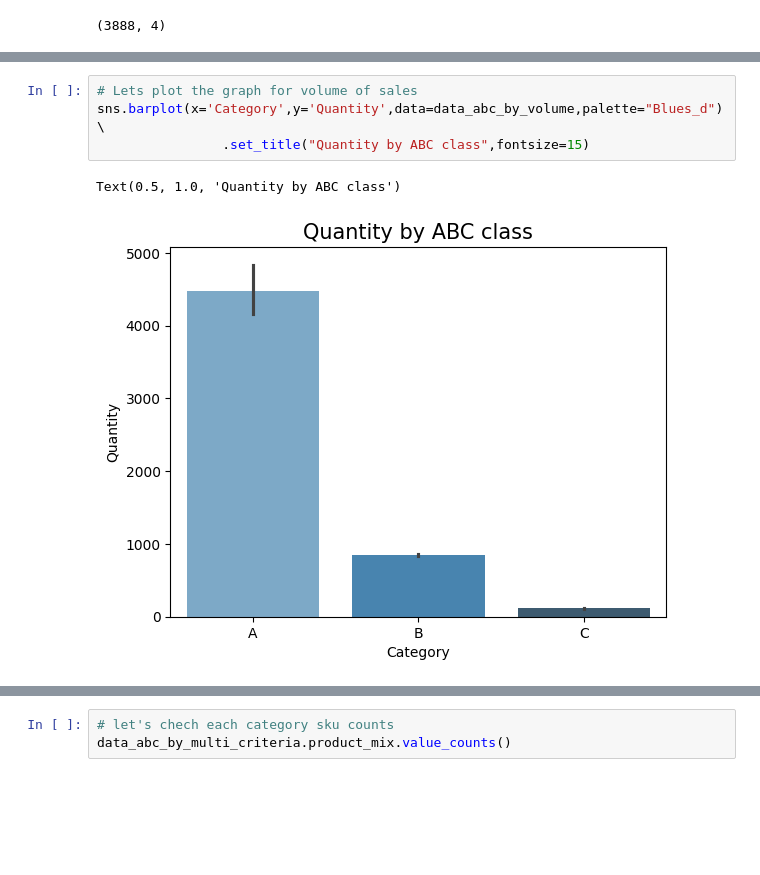
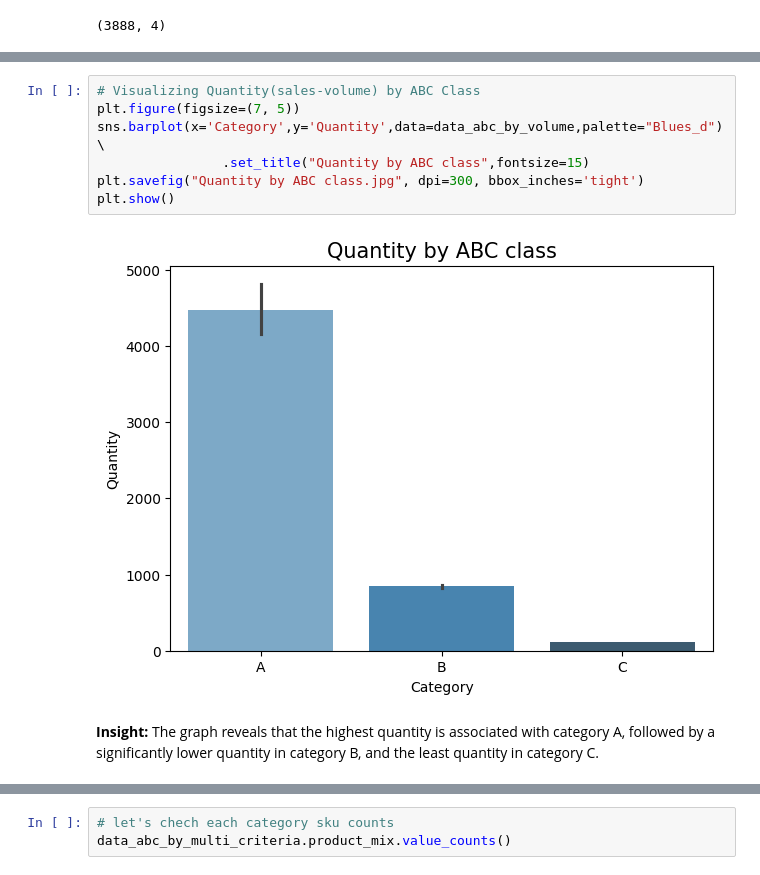
Before and after one commit to tariquedts/E-commerce_Inventory_Classification_Project, a Jupyter notebook: ABC XYZ Inventory Classification Analysis .ipynb, the cells around one changed output, grey strips where cells are left out. Saved outputs shown, nothing was run; the diff lists cells and outputs as text; blank space fills up the shorter version.

```diff
--- a/ABC XYZ Inventory Classification Analysis .ipynb
+++ b/ABC XYZ Inventory Classification Analysis .ipynb
@@ -202,8 +229,13 @@ Text(0.5, 1.0, 'SKUs by ABC Class')
 # %%
-# Lets plot the graph for volume of sales
+# Visualizing Quantity(sales-volume) by ABC Class
+plt.figure(figsize=(7, 5))
 sns.barplot(x='Category',y='Quantity',data=data_abc_by_volume,palette="Blues_d")\
                 .set_title("Quantity by ABC class",fontsize=15)
+plt.savefig("Quantity by ABC class.jpg", dpi=300, bbox_inches='tight')
+plt.show()
 # %% [output]
-Text(0.5, 1.0, 'Quantity by ABC class')
-[figure, old version]
+[figure, new version]
+# %% [markdown]
+**Insight:**
+The graph reveals that the highest quantity is associated with category A, followed by a significantly lower quantity in category B, and the least quantity in category C.
 # %%
```
Also changed, not shown: parts of 65 cells of this notebook, 1 other file.
